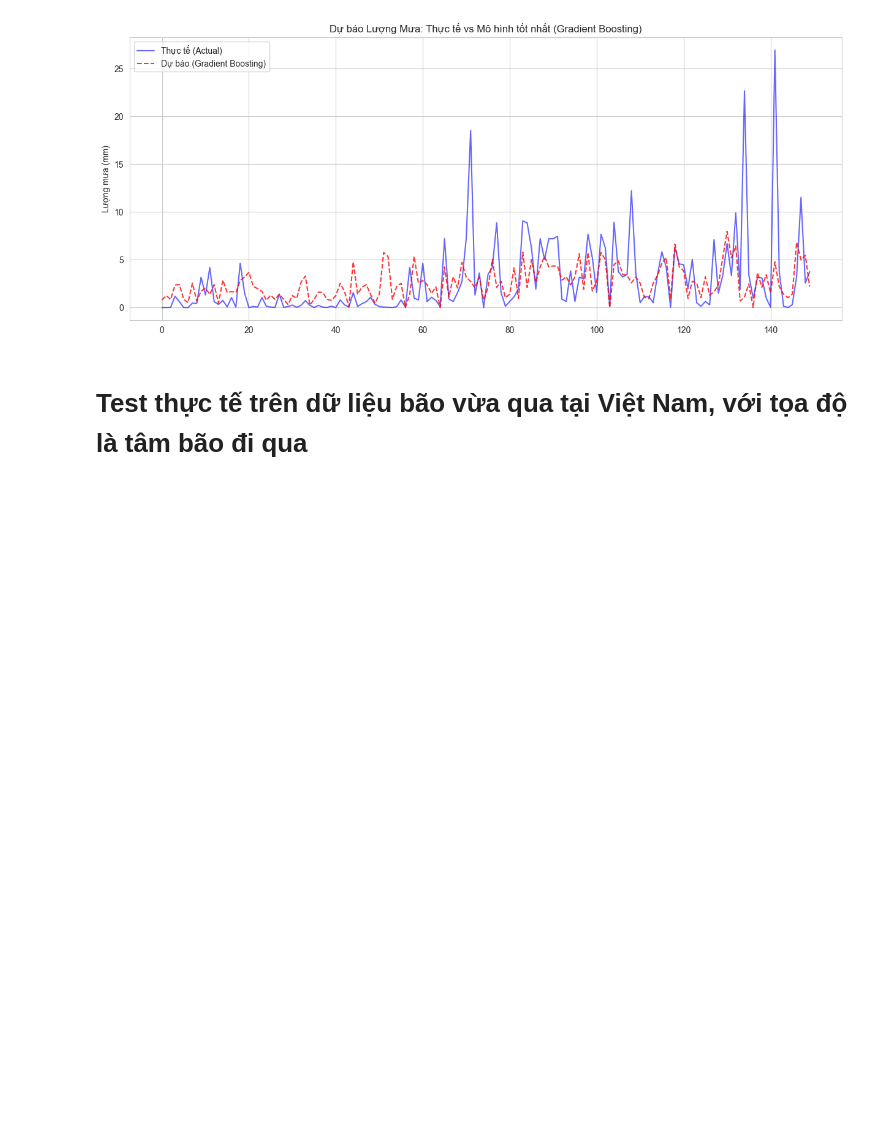
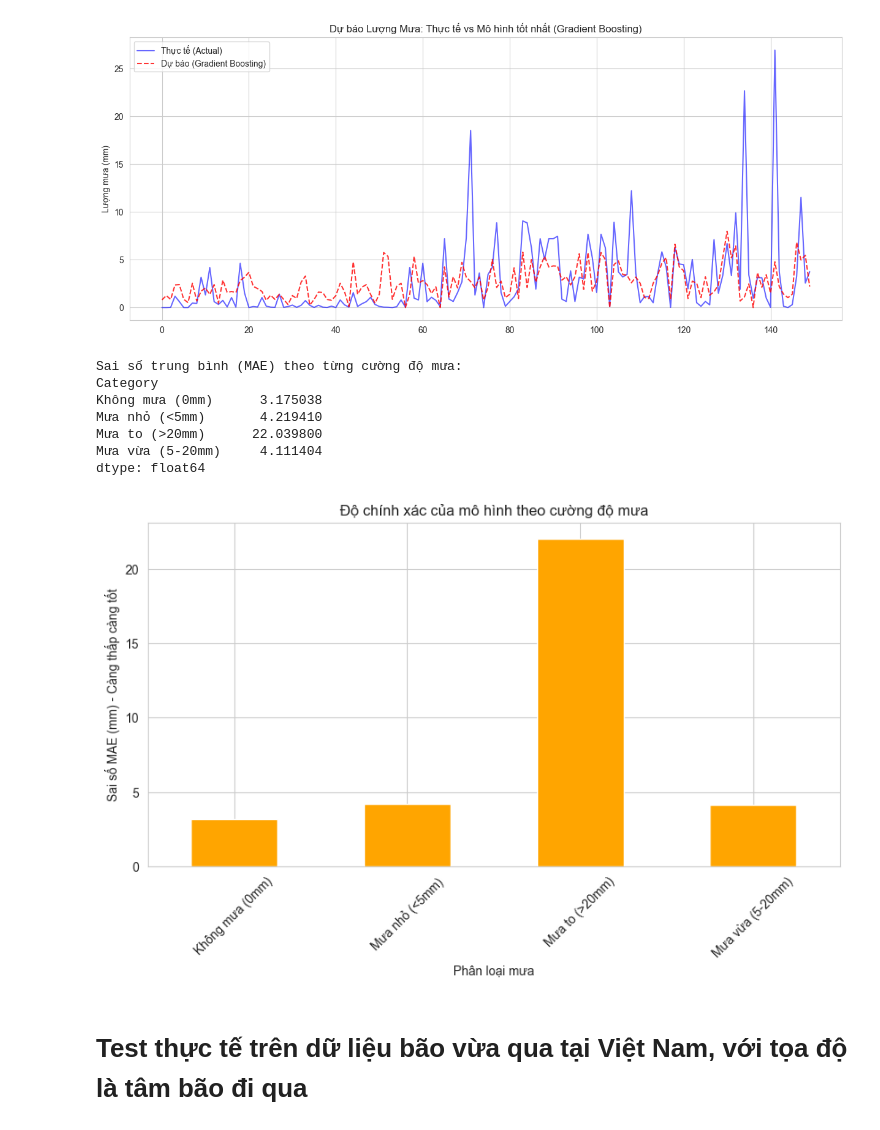
Before and after one commit to DucPhuc1/ProgrammingForDS, a Jupyter notebook: weatherVN.ipynb, the cells around one changed output. Saved outputs shown, nothing was run; the diff lists cells and outputs as text; code cells hidden in the pictures; blank space fills up the shorter version.

```diff
--- a/weatherVN.ipynb
+++ b/weatherVN.ipynb
@@ -1862,6 +1980,45 @@ Bắt đầu huấn luyện dự báo MƯA...
 | 3 | XGBoost | 5.406108 | 9.449285 | 0.252096 |
 | 0 | Linear Regression | 6.182878 | 10.287870 | 0.113459 |
 [figure]
+# %%
+# Phân nhóm lượng mưa thực tế thành các mức: Nhỏ, Vừa, To
+def classify_rain(mm):
+    if mm == 0: return 'Không mưa (0mm)'
+    elif mm < 5: return 'Mưa nhỏ (<5mm)'
+    elif mm < 20: return 'Mưa vừa (5-20mm)'
+    else: return 'Mưa to (>20mm)'
+
+# Tạo DataFrame so sánh (dùng y_test và y_pred từ model tốt nhất của bạn)
+# Giả sử 'best_model' là mô hình tốt nhất bạn đã chọn
+y_pred_final = best_model_rain.predict(X_test_r)
+y_pred_final = np.maximum(y_pred_final, 0)
+
+comparison_df = pd.DataFrame({'Actual': y_test_r, 'Predicted': y_pred_final})
+comparison_df['Category'] = comparison_df['Actual'].apply(classify_rain)
+
+# Tính MAE cho từng nhóm
+group_mae = comparison_df.groupby('Category').apply(lambda x: mean_absolute_error(x['Actual'], x['Predicted']))
+
+print("Sai số trung bình (MAE) theo từng cường độ mưa:")
+print(group_mae)
+
+# Vẽ biểu đồ
+plt.figure(figsize=(10, 5))
+group_mae.plot(kind='bar', color='orange')
+plt.title('Độ chính xác của mô hình theo cường độ mưa')
+plt.ylabel('Sai số MAE (mm) - Càng thấp càng tốt')
+plt.xlabel('Phân loại mưa')
+plt.xticks(rotation=45)
+plt.show()
+# %% [output]
+Sai số trung bình (MAE) theo từng cường độ mưa:
+Category
+Không mưa (0mm)      3.175038
+Mưa nhỏ (<5mm)       4.219410
+Mưa to (>20mm)      22.039800
+Mưa vừa (5-20mm)     4.111404
+dtype: float64
+[figure, added]
 # %% [markdown]
 # Test thực tế trên dữ liệu bão vừa qua tại Việt Nam, với tọa độ là tâm bão đi qua
 # %%
```
Also changed, not shown: parts of 27 cells of this notebook.
